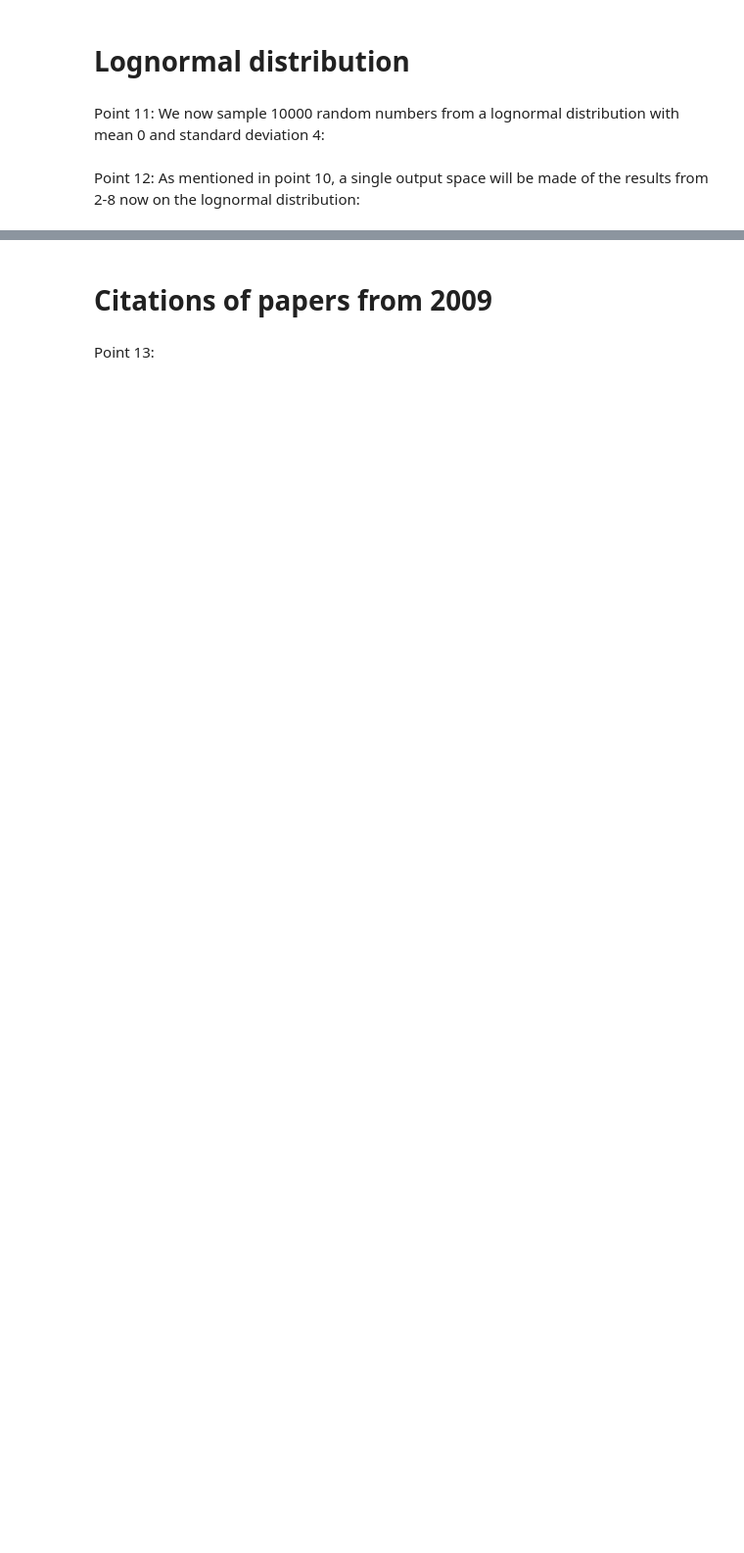
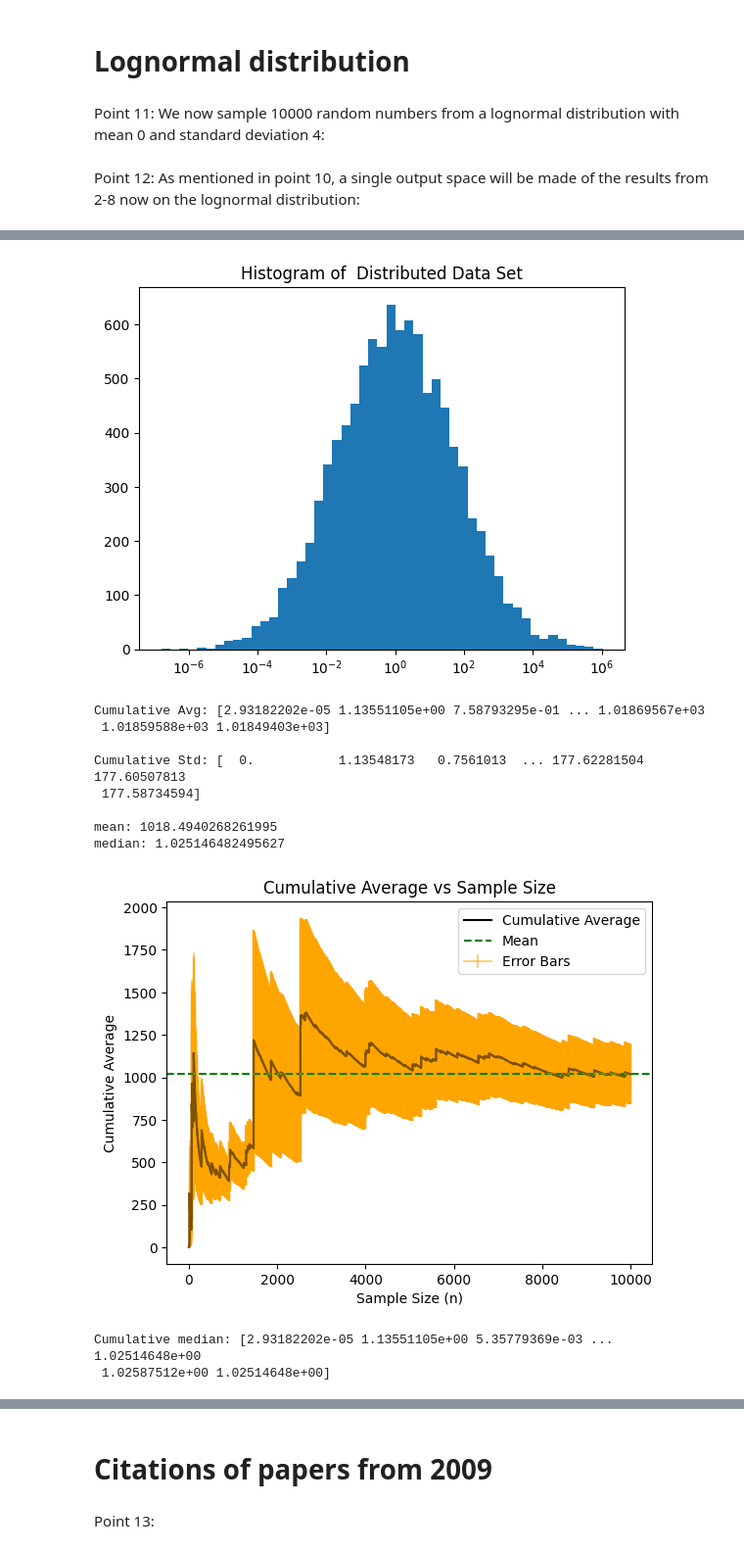
Before and after one commit to GitHub-Adminstrator/Social-Science-A1, a Jupyter notebook: Assignment1.ipynb, the cells around one changed output, grey strips where cells are left out. Shown at 98% size. Saved outputs shown, nothing was run; the diff lists cells and outputs as text; code cells hidden in the pictures; blank space fills up the shorter version.

```diff
--- a/Assignment1.ipynb
+++ b/Assignment1.ipynb
@@ -730,6 +675,6 @@ Point 11: We now sample 10000 random numbers from a lognormal distribution with
 mu = 0
 sigma = 4
 N = 10000
-lognor = np.random.lognormal(mean=mu, sigma=sigma, size=N)
+lognormal = np.random.lognormal(mean=mu, sigma=sigma, size=N)
 # %% [markdown]
 Point 12: As mentioned in point 10, a single output space will be made of the results from 2-8 now on the lognormal distribution:
@@ -805,0 +681,15 @@ Cumulative median: [14.84885389  7.66793369  0.48701349 ...  1.00861029  1.00961
+# %%
+point28(lognormal, 'lognormal')
+# %% [output]
+[figure, added]
+Cumulative Avg: [2.93182202e-05 1.13551105e+00 7.58793295e-01 ... 1.01869567e+03
+ 1.01859588e+03 1.01849403e+03]
+
+Cumulative Std: [  0.           1.13548173   0.7561013  ... 177.62281504 177.60507813
+ 177.58734594]
+
+mean: 1018.4940268261995
+median: 1.025146482495627
+[figure, added]
+Cumulative median: [2.93182202e-05 1.13551105e+00 5.35779369e-03 ... 1.02514648e+00
+ 1.02587512e+00 1.02514648e+00]
```
Also changed, not shown: parts of 30 cells of this notebook, 1 other file.
